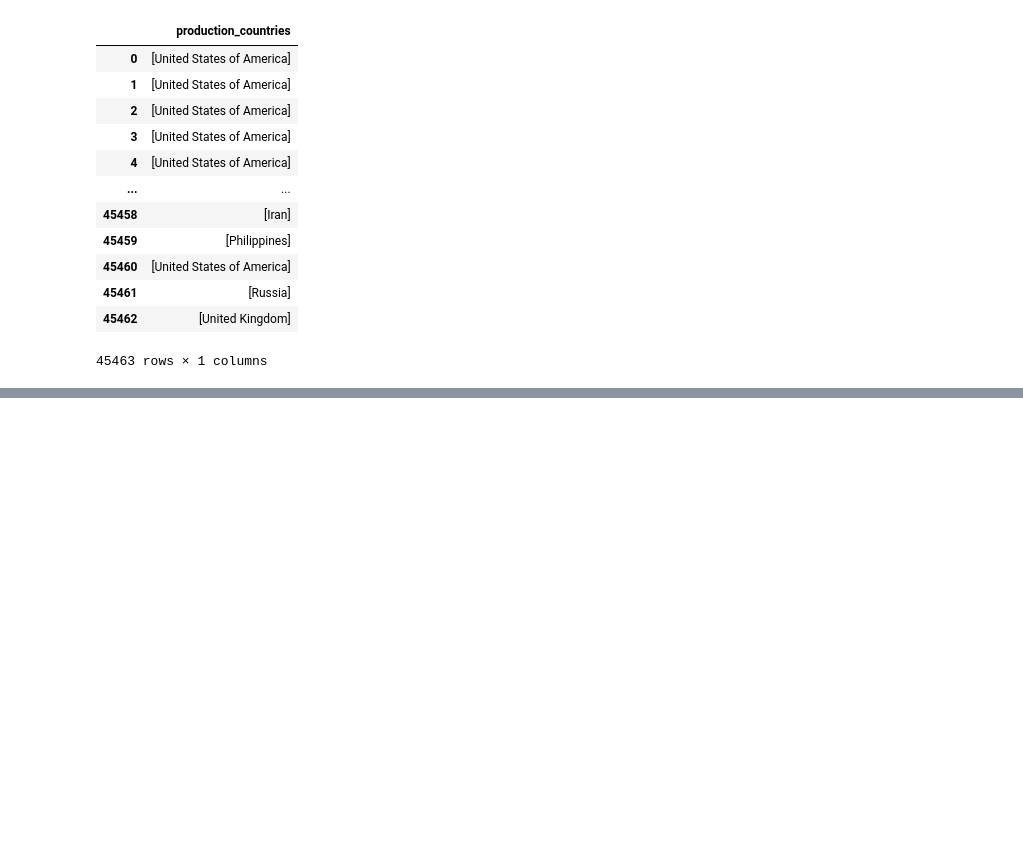
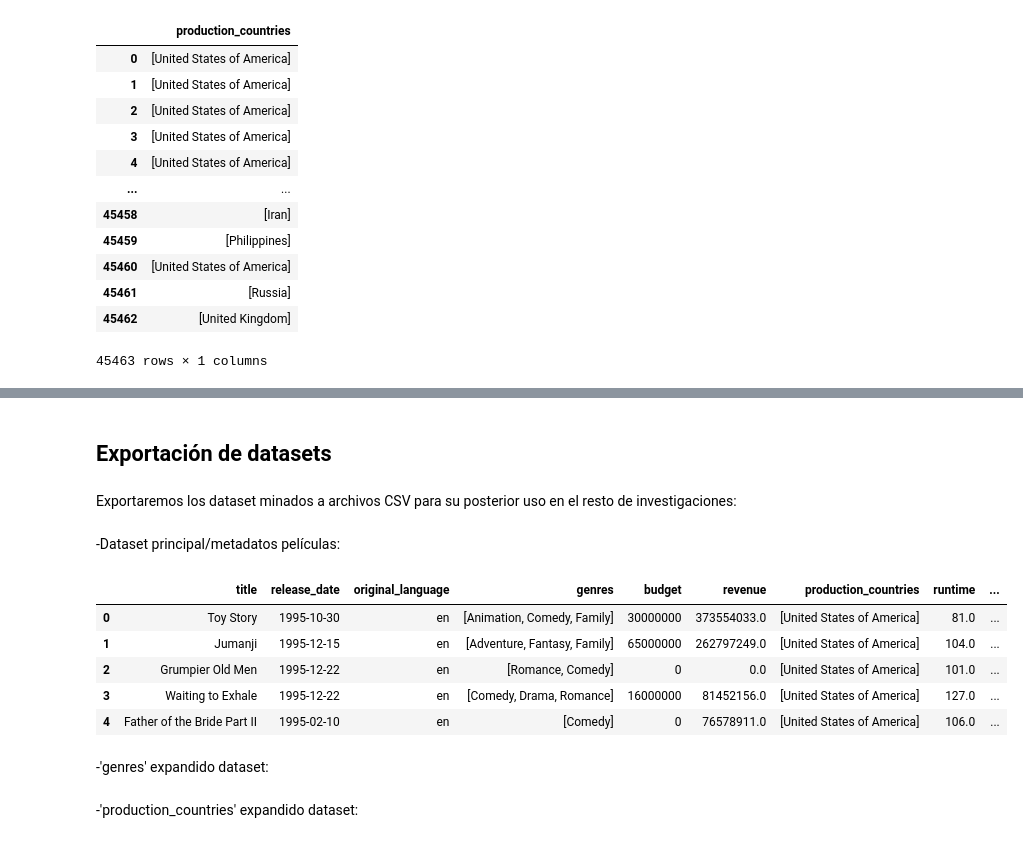
Before and after one commit to JaunIgciona/DataBootcamp_Nov2020, a Jupyter notebook: 4. Proyectos/EDA project/notebooks/data_cleaning.ipynb, the cells around one changed output, grey strips where cells are left out. Saved outputs shown, nothing was run; the diff lists cells and outputs as text; code cells hidden in the pictures; blank space fills up the shorter version.

```diff
--- a/4. Proyectos/EDA project/notebooks/data_cleaning.ipynb
+++ b/4. Proyectos/EDA project/notebooks/data_cleaning.ipynb
@@ -382,0 +474,15 @@ genre_df_expanded = pd.DataFrame(dict([ (k,pd.Series(v)) for k,v in genres_df_di
+# %% [markdown]
+## Exportación de datasets
+# %% [markdown]
+Exportaremos los dataset minados a archivos CSV para su posterior uso en el resto de investigaciones:
+# %% [markdown]
+-Dataset principal/metadatos películas:
+# %%
+movies_df.head()
+# %% [output]
+|  | title | release_date | original_language | genres | budget | revenue | production_countries | runtime | ... |
+| 0 | Toy Story | 1995-10-30 | en | [Animation, Comedy, Family] | 30000000 | 373554033.0 | [United States of America] | 81.0 | ... |
+| 1 | Jumanji | 1995-12-15 | en | [Adventure, Fantasy, Family] | 65000000 | 262797249.0 | [United States of America] | 104.0 | ... |
+| 2 | Grumpier Old Men | 1995-12-22 | en | [Romance, Comedy] | 0 | 0.0 | [United States of America] | 101.0 | ... |
+| 3 | Waiting to Exhale | 1995-12-22 | en | [Comedy, Drama, Romance] | 16000000 | 81452156.0 | [United States of America] | 127.0 | ... |
+| 4 | Father of the Bride Part II | 1995-02-10 | en | [Comedy] | 0 | 76578911.0 | [United States of America] | 106.0 | ... |
@@ -382,0 +491,2 @@ genre_df_expanded = pd.DataFrame(dict([ (k,pd.Series(v)) for k,v in genres_df_di
+# %% [markdown]
+-'genres' expandido dataset:
@@ -382,0 +495,2 @@ genre_df_expanded = pd.DataFrame(dict([ (k,pd.Series(v)) for k,v in genres_df_di
+# %% [markdown]
+-'production_countries' expandido dataset:
```
Also changed, not shown: parts of 25 cells of this notebook, 4 other files.
